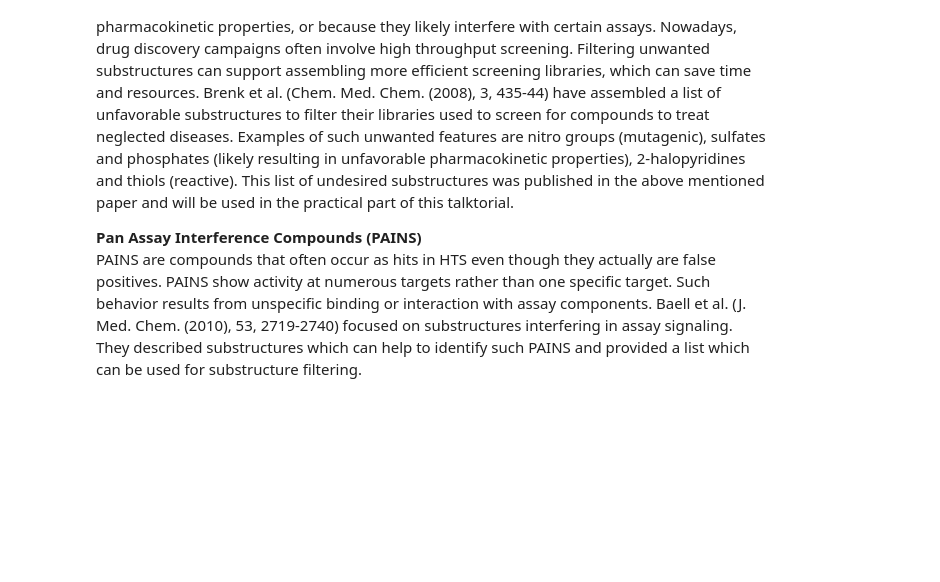
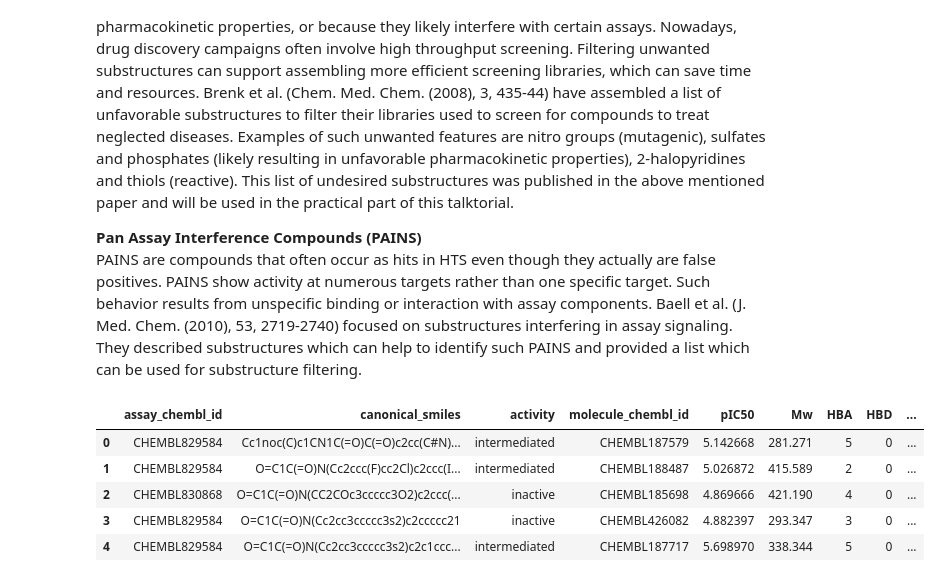
Before and after one commit to jinwoo3239/Deepchem, a Jupyter notebook: Chembl_tutorial.ipynb, the cells around one changed output. Saved outputs shown, nothing was run; the diff lists cells and outputs as text; code cells hidden in the pictures; blank space fills up the shorter version.

```diff
--- a/Chembl_tutorial.ipynb
+++ b/Chembl_tutorial.ipynb
@@ -220,3 +268,13 @@ Substructures can be unfavorable, e.g., because they are toxic or reactive, due
 
 **Pan Assay Interference Compounds (PAINS)**
 PAINS are compounds that often occur as hits in HTS even though they actually are false positives. PAINS show activity at numerous targets rather than one specific target. Such behavior results from unspecific binding or interaction with assay components. Baell et al. (J. Med. Chem. (2010), 53, 2719-2740) focused on substructures interfering in assay signaling. They described substructures which can help to identify such PAINS and provided a list which can be used for substructure filtering.
+# %%
+df = pd.read_csv('target_molecule_df.csv')
+df.head()
+# %% [output]
+|  | assay_chembl_id | canonical_smiles | activity | molecule_chembl_id | pIC50 | Mw | HBA | HBD | ... |
+| 0 | CHEMBL829584 | Cc1noc(C)c1CN1C(=O)C(=O)c2cc(C#N)... | intermediated | CHEMBL187579 | 5.142668 | 281.271 | 5 | 0 | ... |
+| 1 | CHEMBL829584 | O=C1C(=O)N(Cc2ccc(F)cc2Cl)c2ccc(I... | intermediated | CHEMBL188487 | 5.026872 | 415.589 | 2 | 0 | ... |
+| 2 | CHEMBL830868 | O=C1C(=O)N(CC2COc3ccccc3O2)c2ccc(... | inactive | CHEMBL185698 | 4.869666 | 421.190 | 4 | 0 | ... |
+| 3 | CHEMBL829584 | O=C1C(=O)N(Cc2cc3ccccc3s2)c2ccccc21 | inactive | CHEMBL426082 | 4.882397 | 293.347 | 3 | 0 | ... |
+| 4 | CHEMBL829584 | O=C1C(=O)N(Cc2cc3ccccc3s2)c2c1ccc... | intermediated | CHEMBL187717 | 5.698970 | 338.344 | 5 | 0 | ... |
```
Also changed, not shown: parts of 31 cells of this notebook.
